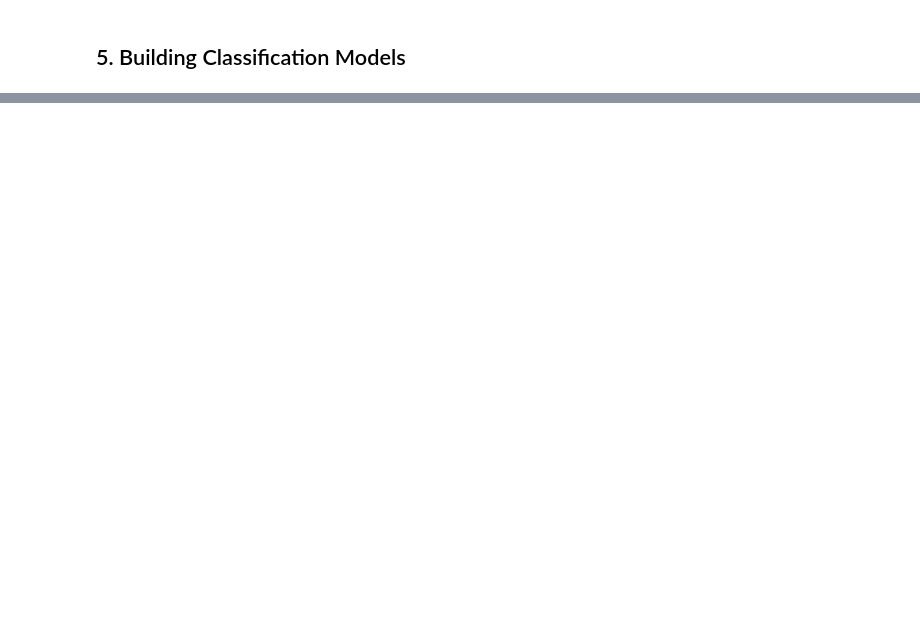
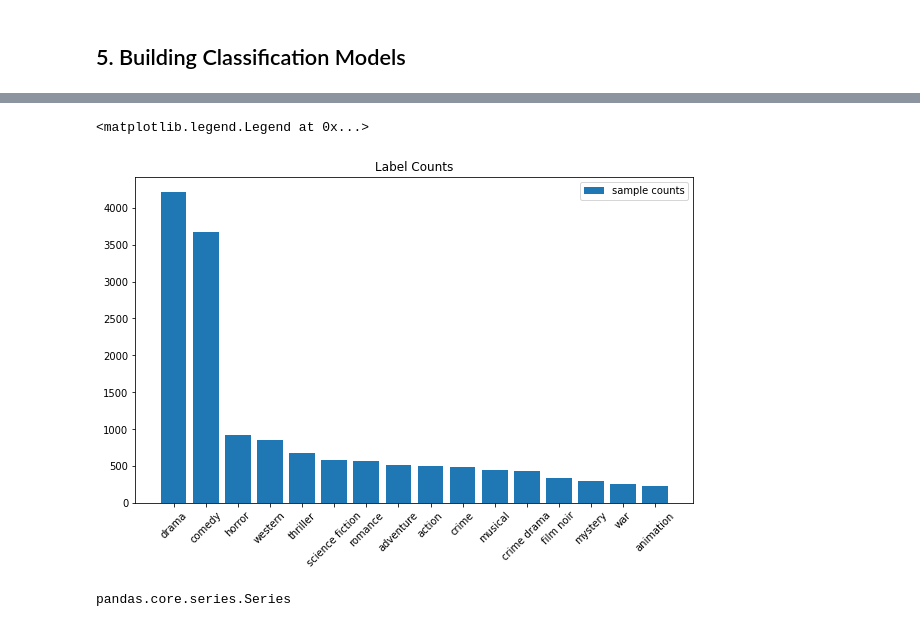
Before and after one commit to malco2020/huggingface_notebook, a Jupyter notebook: Text_Classification_Huggingface_Tansfromers_roBERTa.ipynb, the cells around one changed output, grey strips where cells are left out. Cells and saved outputs as stored; diff of their text form; code cells hidden in the pictures; blank space fills up the shorter version.

```diff
--- a/Text_Classification_Huggingface_Tansfromers_roBERTa.ipynb
+++ b/Text_Classification_Huggingface_Tansfromers_roBERTa.ipynb
@@ -434,0 +475,11 @@ movies_df = processWikiPlotData(df)
+# %%
+# label to genre dict
+label2GenreDict = {}
+tL = len(list(movies_df['genre_encoded'].unique()))
+for idx, row in movies_df.iterrows():
+    curg = row["Genre"]
+    curL = row["genre_encoded"]
+    label2GenreDict[curL] = curg
+    if len(label2GenreDict) == tL:
+        break
+label2GenreDict
@@ -449,4 +521,8 @@ model = RobertaModel.from_pretrained(modelType)
 idfDict = genIdfDict4BERTToks(tokenizer, sentList, saveObj = True)
+# %%
+fName = './dicts/idfDict.pkl'
+with open(fName, 'rb') as f:
+    idfDict = pickle.load(f)
 # %%
 # Generate the Aggregated sentence embedding and save by chunk
 # Mean and Weighted Avg by IDF scores
@@ -499,0 +603,17 @@ for col in embCols:
+# %%
+# Imbalanced data
+plt.figure(figsize=(10,6))
+cts = featureDFedt['labels'].value_counts()
+x_value = [label2GenreDict[cl] for cl in cts.keys()]
+y_value = cts.values
+plt.title('Label Counts')
+plt.xticks(rotation = 45)
+plt.bar(x_value,y_value, label='sample counts')
+plt.legend()
+# %% [output]
+<matplotlib.legend.Legend at 0x...>
+[figure, added]
+# %%
+type(cts)
+# %% [output]
+pandas.core.series.Series
```
Also changed, not shown: parts of 21 cells of this notebook, 3 other files.
